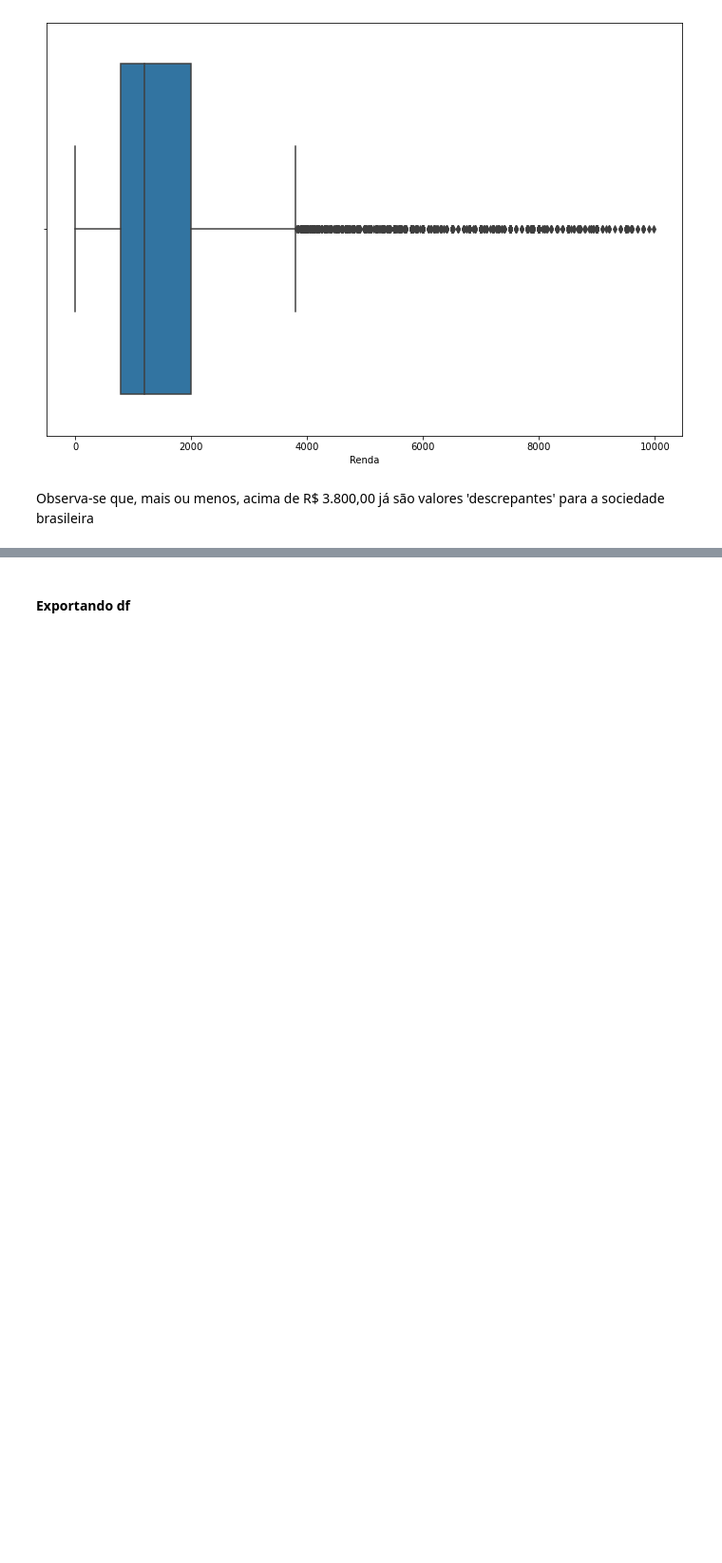
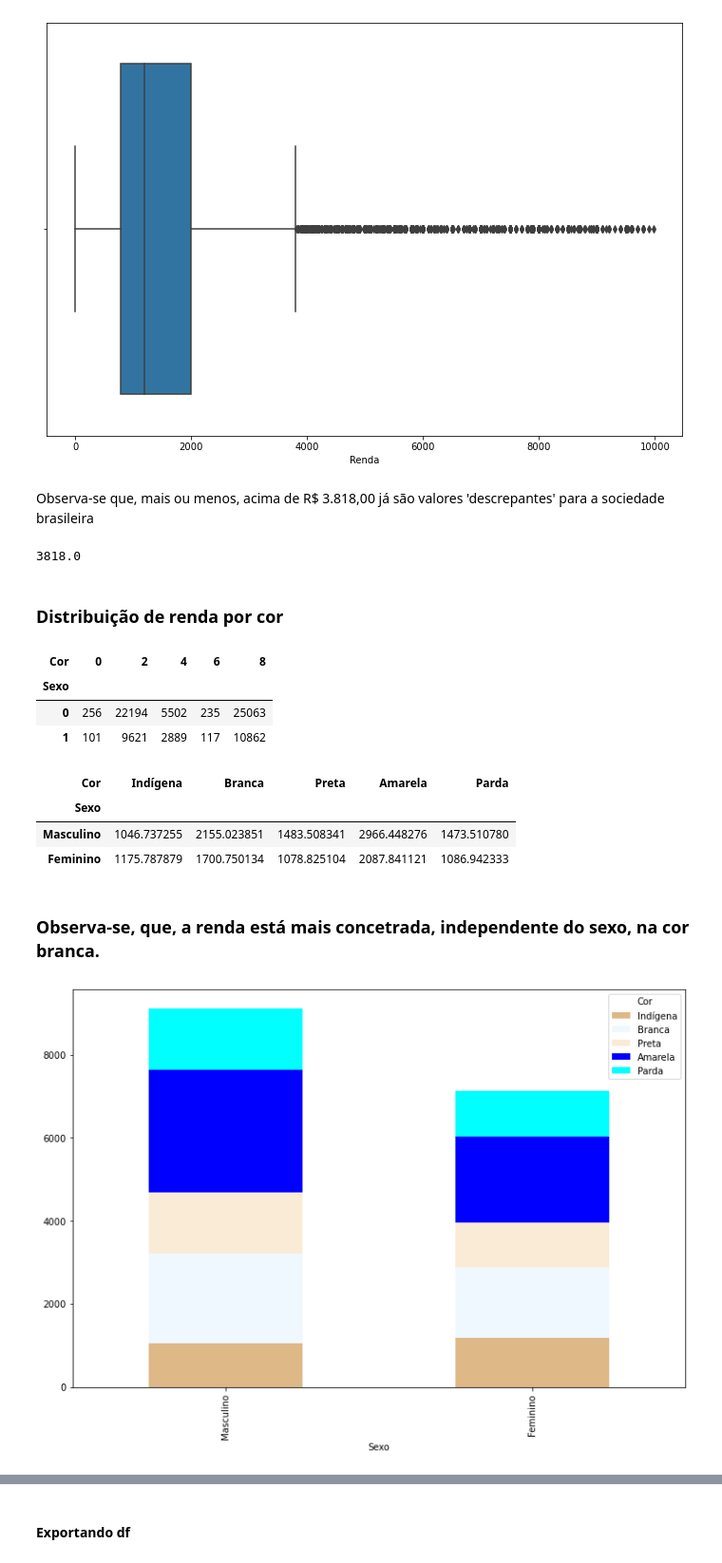
Before and after one commit to Marcus-Bernard0/Data-Science-projects, a Jupyter notebook: 1 - Projeto PNAD/Projeto.ipynb, the cells around one changed output, grey strips where cells are left out. Shown at 95% size. Cells and saved outputs as stored; diff of their text form; code cells hidden in the pictures; blank space fills up the shorter version.

Commit message:
novas análises por cor e renda

```diff
--- a/1 - Projeto PNAD/Projeto.ipynb
+++ b/1 - Projeto PNAD/Projeto.ipynb
@@ -366,4 +366,4 @@ x = sns.boxplot(x = 'Renda', data = dados.query('Renda < 10000'), orient = 'h')
 # %% [output]
 [figure]
 # %% [markdown]
-Observa-se que, mais ou menos, acima de R$ 3.800,00 já são valores 'descrepantes' para a sociedade brasileira
+Observa-se que, mais ou menos, acima de R$ 3.818,00 já são valores 'descrepantes' para a sociedade brasileira
@@ -369,0 +378,33 @@ Observa-se que, mais ou menos, acima de R$ 3.800,00 já são valores 'descrepant
+# %%
+limite_superior
+# %% [output]
+3818.0
+# %% [markdown]
+### Distribuição de renda por cor
+# %%
+frequencia = pd.crosstab(dados.Sexo, dados.Cor)
+frequencia
+# %% [output]
+| Cor | 0 | 2 | 4 | 6 | 8 |
+| Sexo |  |  |  |  |  |
+| 0 | 256 | 22194 | 5502 | 235 | 25063 |
+| 1 | 101 | 9621 | 2889 | 117 | 10862 |
+# %%
+frequencia = pd.crosstab(dados.Sexo,
+                         dados.Cor,
+                         aggfunc= 'mean', values= dados.query('Renda < 10000').Renda)
+frequencia.rename(index = sexo, inplace= True)
+frequencia.rename(columns = cor, inplace= True)
+frequencia
+# %% [output]
+| Cor | Indígena | Branca | Preta | Amarela | Parda |
+| Sexo |  |  |  |  |  |
+| Masculino | 1046.737255 | 2155.023851 | 1483.508341 | 2966.448276 | 1473.510780 |
+| Feminino | 1175.787879 | 1700.750134 | 1078.825104 | 2087.841121 | 1086.942333 |
+# %% [markdown]
+### Observa-se, que, a renda está mais concetrada, independente do sexo, na cor branca.
+# %%
+frequencia.plot.bar(stacked = True, color = ['#DEB887', '#F0F8FF', '#FAEBD7', '#0000FF', '#00FFFF'])
+plt.show()
+# %% [output]
+[figure, added]
```
Also changed, not shown: parts of 4 cells of this notebook, 1 other file.
